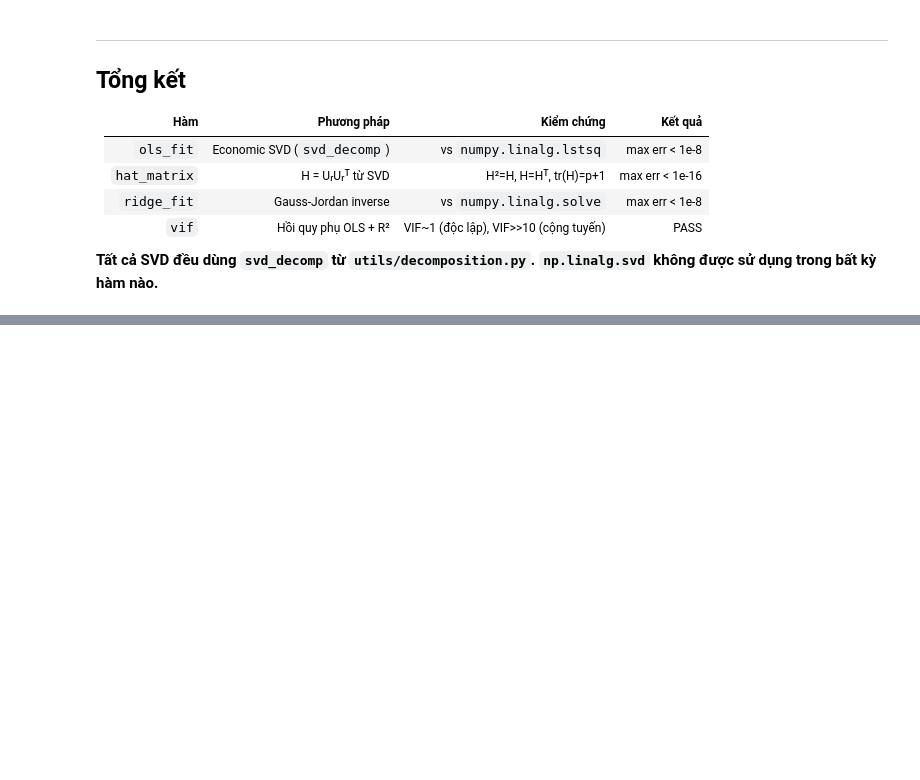
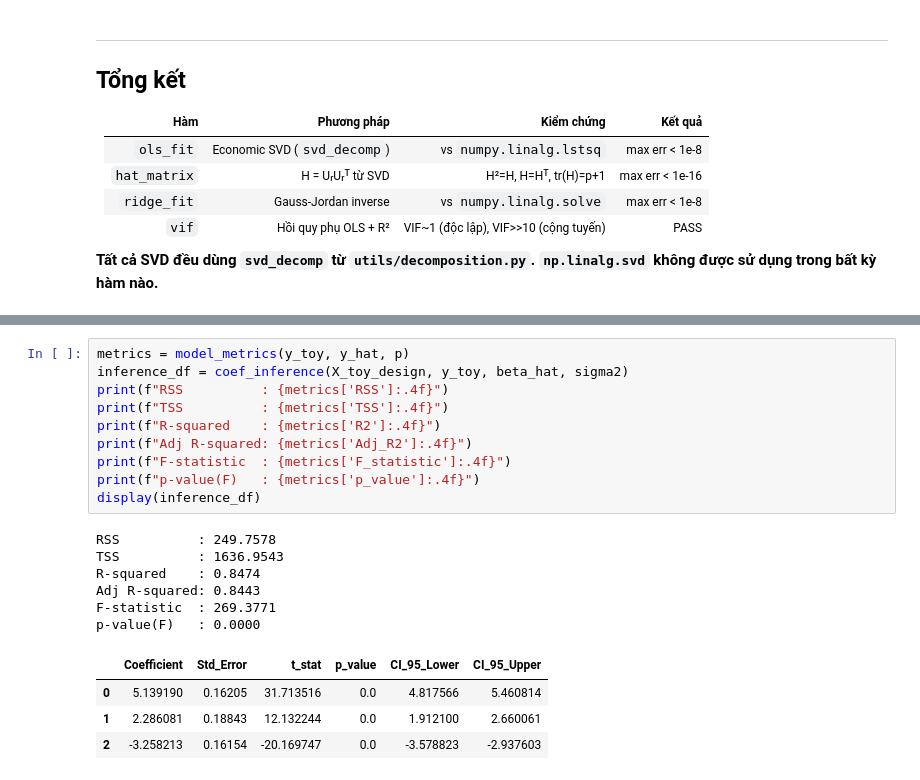
Before and after one commit to QuangNguyenNgoc/datafitting-and-ols-methods, a Jupyter notebook: part1/part1_notebook.ipynb, the cells around one changed output, grey strips where cells are left out. Saved outputs shown, nothing was run; the diff lists cells and outputs as text; blank space fills up the shorter version.

```diff
--- a/part1/part1_notebook.ipynb
+++ b/part1/part1_notebook.ipynb
@@ -164,0 +224,21 @@ print('PASS: VIF rat cao khi co bien gan tuong quan tuyen tinh')
+# %%
+metrics = model_metrics(y_toy, y_hat, p)
+inference_df = coef_inference(X_toy_design, y_toy, beta_hat, sigma2)
+print(f"RSS          : {metrics['RSS']:.4f}")
+print(f"TSS          : {metrics['TSS']:.4f}")
+print(f"R-squared    : {metrics['R2']:.4f}")
+print(f"Adj R-squared: {metrics['Adj_R2']:.4f}")
+print(f"F-statistic  : {metrics['F_statistic']:.4f}")
+print(f"p-value(F)   : {metrics['p_value']:.4f}")
+display(inference_df)
+# %% [output]
+RSS          : 249.7578
+TSS          : 1636.9543
+R-squared    : 0.8474
+Adj R-squared: 0.8443
+F-statistic  : 269.3771
+p-value(F)   : 0.0000
+|  | Coefficient | Std_Error | t_stat | p_value | CI_95_Lower | CI_95_Upper |
+| 0 | 5.139190 | 0.16205 | 31.713516 | 0.0 | 4.817566 | 5.460814 |
+| 1 | 2.286081 | 0.18843 | 12.132244 | 0.0 | 1.912100 | 2.660061 |
+| 2 | -3.258213 | 0.16154 | -20.169747 | 0.0 | -3.578823 | -2.937603 |
```
Also changed, not shown: parts of 17 cells of this notebook.
